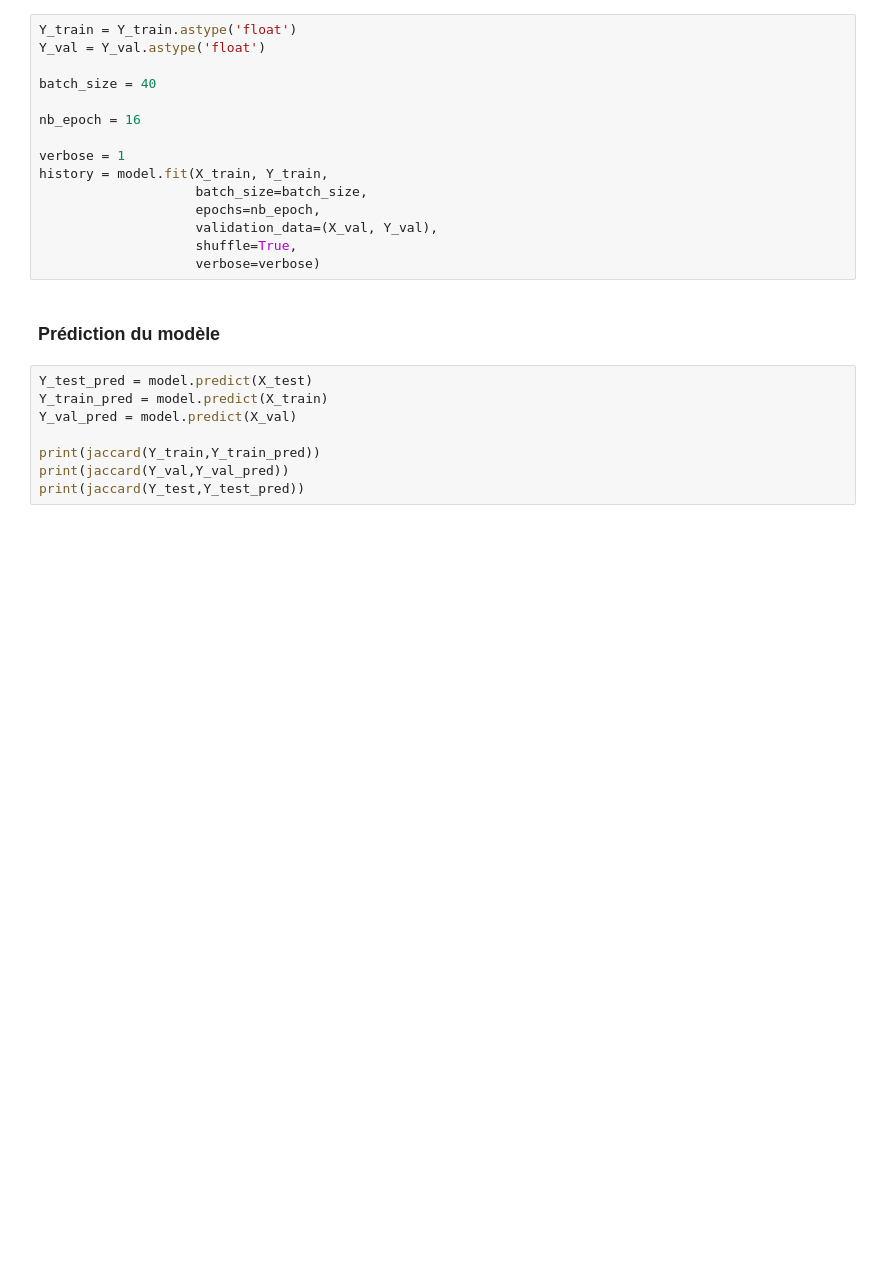
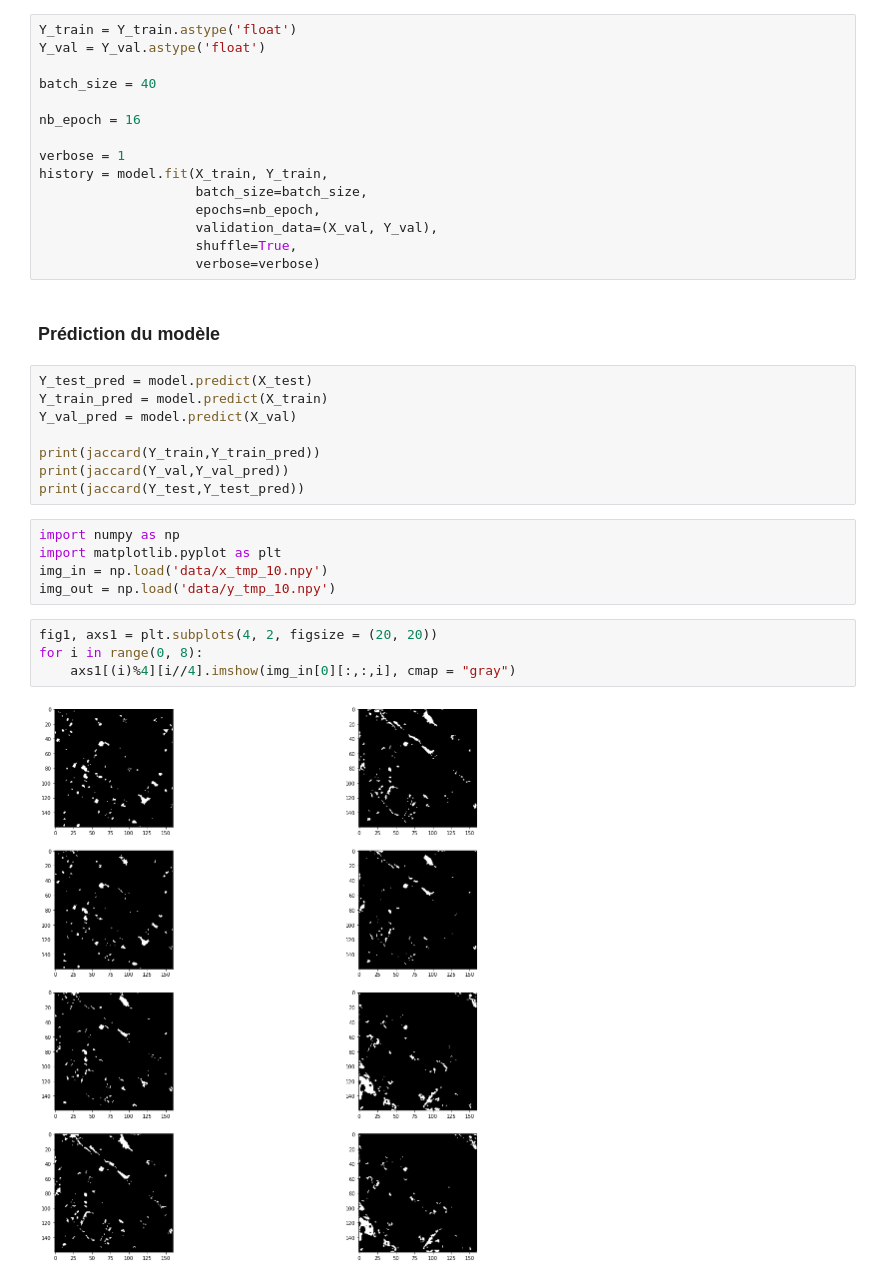
Before and after one commit to Tenchiroxx/image-segmentation, a Jupyter notebook: rgb_images.ipynb, the cells around one changed output. Drawn from its saved outputs; the diff is of its cells as text; blank space fills up the shorter version.

Commit message:
Adding several pieces of code for rit18 and sparcs image segmentation

```diff
--- a/rgb_images.ipynb
+++ b/rgb_images.ipynb
@@ -220,3 +220,14 @@ Y_val_pred = model.predict(X_val)
 print(jaccard(Y_train,Y_train_pred))
 print(jaccard(Y_val,Y_val_pred))
 print(jaccard(Y_test,Y_test_pred))
+# %%
+import numpy as np
+import matplotlib.pyplot as plt
+img_in = np.load('data/x_tmp_10.npy')
+img_out = np.load('data/y_tmp_10.npy')
+# %%
+fig1, axs1 = plt.subplots(4, 2, figsize = (20, 20))
+for i in range(0, 8):
+    axs1[(i)%4][i//4].imshow(img_in[0][:,:,i], cmap = "gray")
+# %% [output]
+[figure, added]
```
Also changed, not shown: parts of 1 cell of this notebook, 7 other files.
